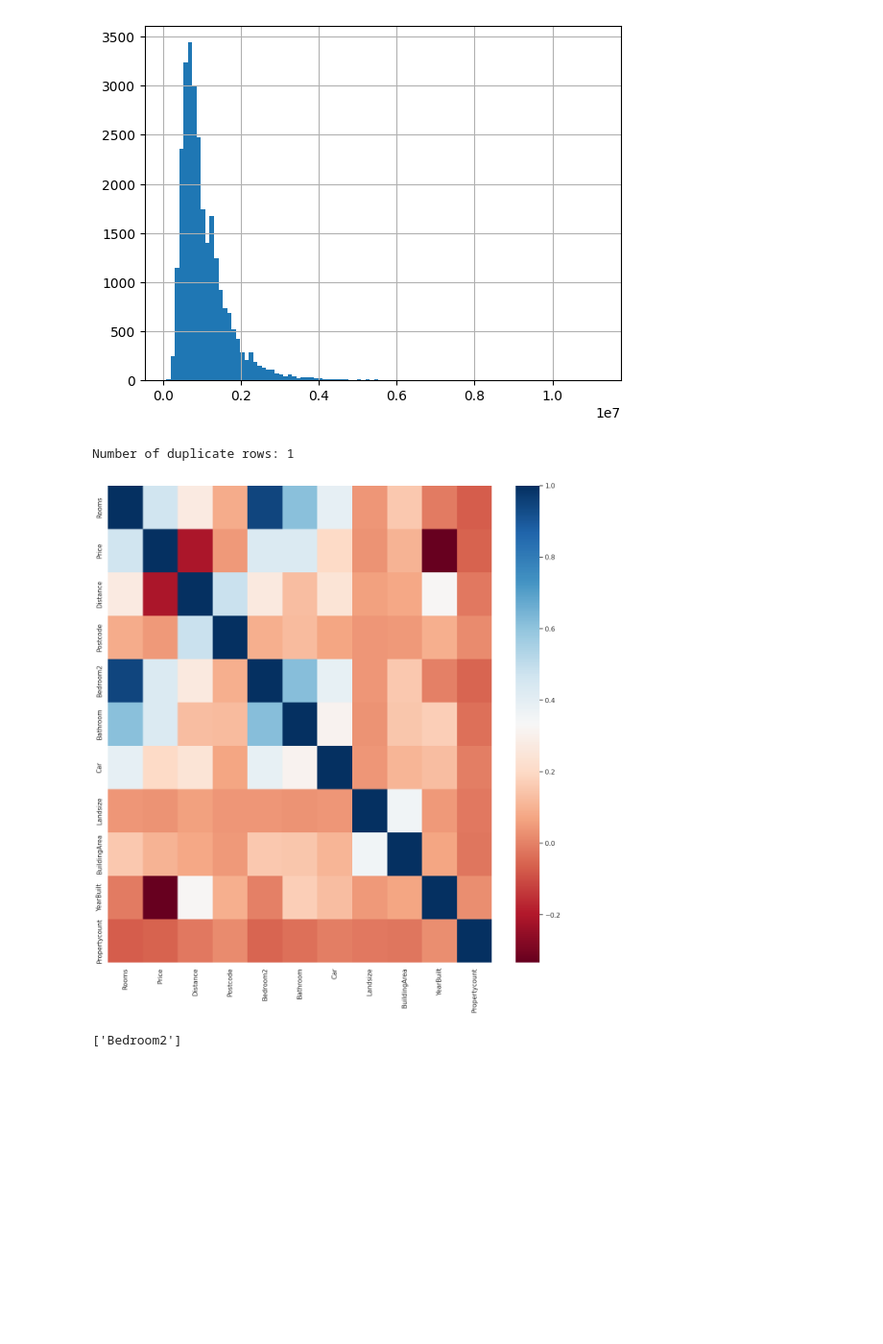
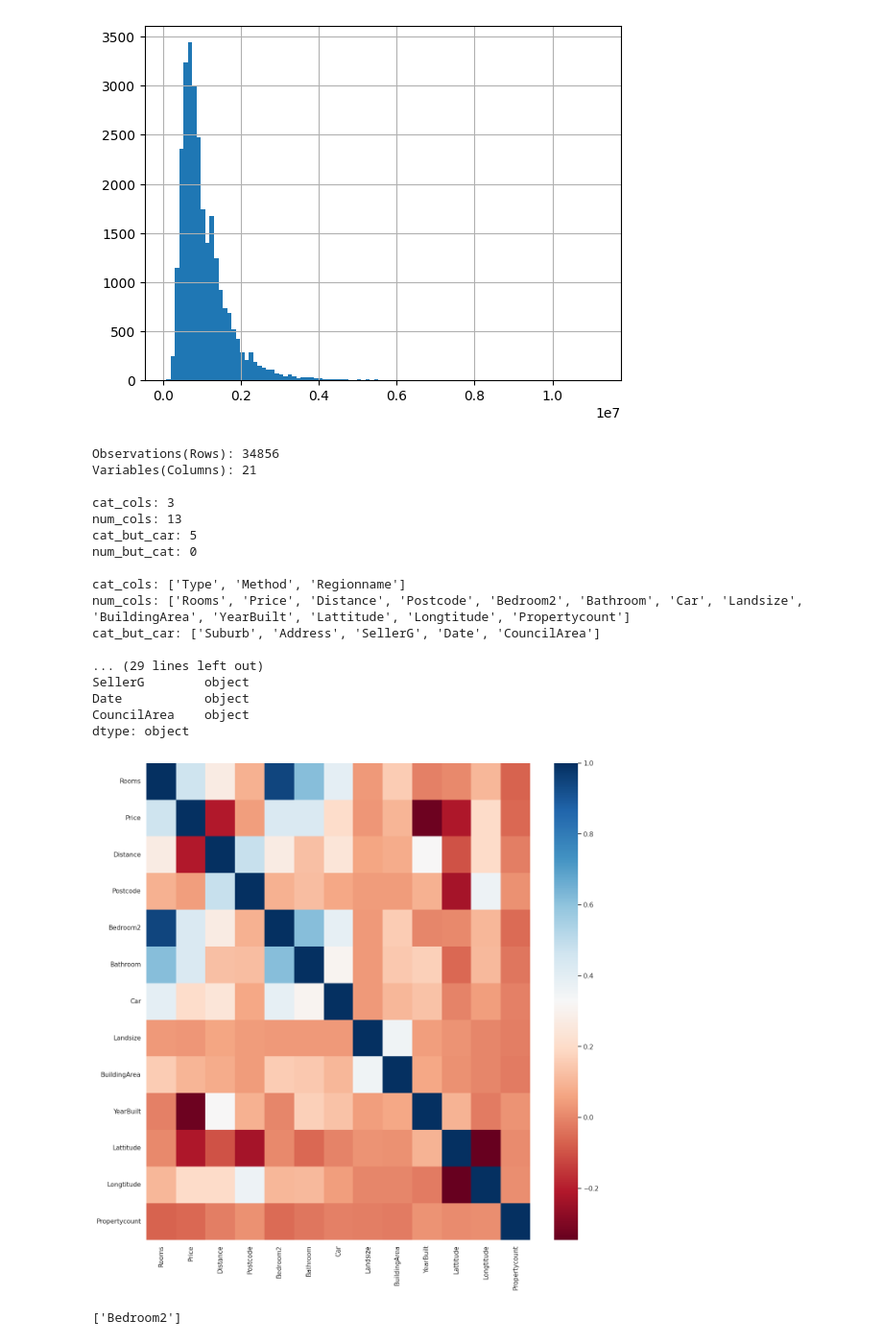
Before and after one commit to cemkesici/melbourne-housing-market, a Jupyter notebook: melbourne-housing-market.ipynb, the cells around one changed output. Shown: that part at 96% size. Cells and saved outputs as stored; diff of their text form; code cells hidden in the pictures; blank space fills up the shorter version.

```diff
--- a/melbourne-housing-market.ipynb
+++ b/melbourne-housing-market.ipynb
@@ -165,6 +151,7 @@ Western Victoria                   115  0.330
 ######################################
 # Sayısal Değişken Analizi (Analysis of Numerical Variables)
 ######################################
+cat_cols, num_cols, cat_but_car = grab_col_names(df)
 
 def num_summary(dataframe, numerical_col, plot=False):
     quantiles = [0.05, 0.10, 0.20, 0.30, 0.40, 0.50, 0.60, 0.70, 0.80, 0.90, 0.95, 0.99]
@@ -179,5 +166,5 @@ def num_summary(dataframe, numerical_col, plot=False):
     print("#####################################")
 
 for col in num_cols:
-    num_summary(df, col, True)
+    num_summary(df, col, False)
 # %% [output]
@@ -305,6 +189,7 @@ Name: Bathroom, dtype: float64
 ######################################
 # Hedef Değişken Analizi (Analysis of Target Variable)
 ######################################
+cat_cols, num_cols, cat_but_car = grab_col_names(df)
 
 def target_summary_with_cat(dataframe, target, categorical_col):
     print(pd.DataFrame({"TARGET_MEAN": dataframe.groupby(categorical_col)[target].mean()}), end="\n\n\n")
@@ -336,32 +221,46 @@ df["Price"].hist(bins=100)
 plt.show()
 # %% [output]
 [figure]
-# %%
-duplicates = df.duplicated()
-df_no_duplicates = df[~duplicates]
-
-# Print the number of duplicate rows
-print("Number of duplicate rows:", duplicates.sum())
-
-# Update the original DataFrame to contain only the non-duplicate data
-df = df_no_duplicates
-# %% [output]
-Number of duplicate rows: 1
+# %%
+def Clear_Duplicates(df):
+    duplicates = df.duplicated()
+    df = df[~duplicates]
+    return df
+df=Clear_Duplicates(df)
 # %%
+cat_cols, num_cols, cat_but_car = grab_col_names(df)
+
 def high_correlated_cols(df, col, plot=False, corr_th=0.70):
     corr = df[col].corr()
     cor_matrix = corr.abs()
     upper_triangle_matrix = cor_matrix.where(np.triu(np.ones(cor_matrix.shape), k=1).astype(bool))
     drop_list = [col for col in upper_triangle_matrix.columns if any(upper_triangle_matrix[col] > corr_th)]
 
     if plot:
         sns.set(rc={'figure.figsize': (15, 15)})
         sns.heatmap(corr, cmap="RdBu")
         plt.show()
 
     return drop_list
 
 high_correlated_cols(df, num_cols, plot=True)
 # %% [output]
+Observations(Rows): 34856
+Variables(Columns): 21
+
+cat_cols: 3
+num_cols: 13
+cat_but_car: 5
+num_but_cat: 0
+
+cat_cols: ['Type', 'Method', 'Regionname']
+num_cols: ['Rooms', 'Price', 'Distance', 'Postcode', 'Bedroom2', 'Bathroom', 'Car', 'Landsize', 'BuildingArea', 'YearBuilt', 'Lattitude', 'Longtitude', 'Propertycount']
+cat_but_car: ['Suburb', 'Address', 'SellerG', 'Date', 'CouncilArea']
+
+... (29 lines left out)
+SellerG        object
+Date           object
+CouncilArea    object
+dtype: object
-[figure, old version]
+[figure, new version]
-['Bedroom2']
+['Bedroom2']
```
Also changed, not shown: parts of 22 cells of this notebook.
